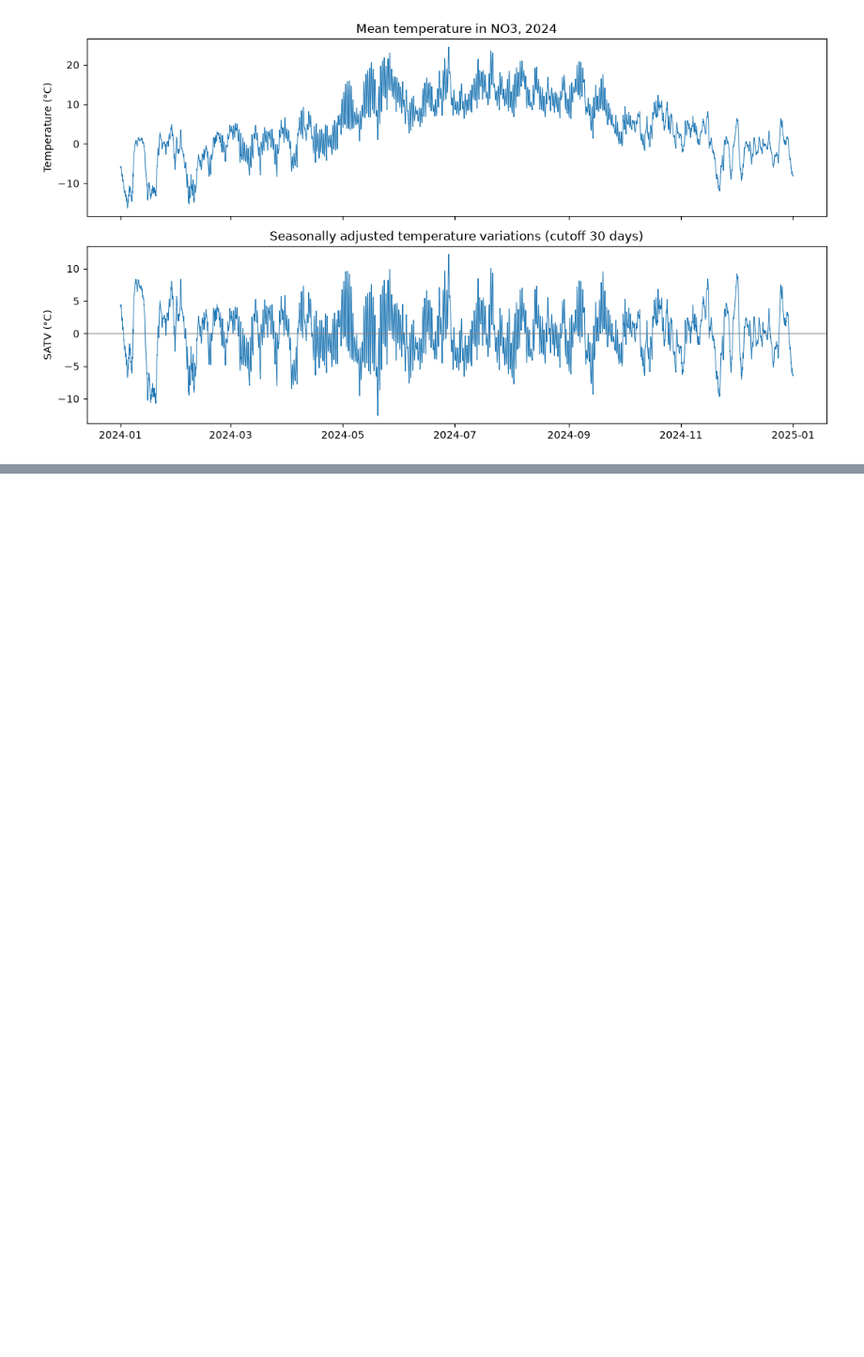
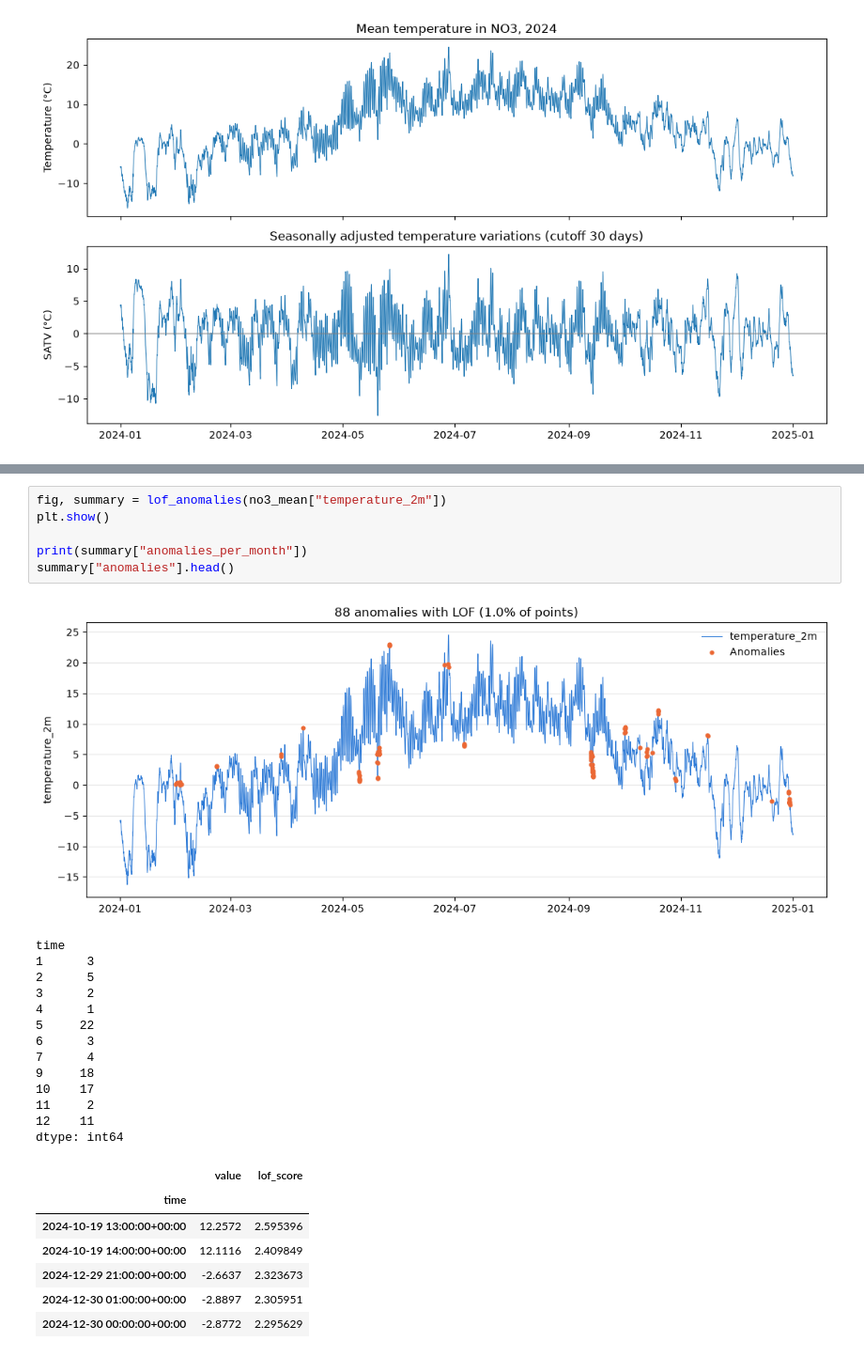
Before and after one commit to MagnusFrantsen/IND320-MagnusFrantsen, a Jupyter notebook: Notebooks/Assignment 3.ipynb, the cells around one changed output, grey strips where cells are left out. Shown at 94% size. Cells and saved outputs as stored; diff of their text form; blank space fills up the shorter version.

```diff
--- a/Notebooks/Assignment 3.ipynb
+++ b/Notebooks/Assignment 3.ipynb
@@ -366,0 +491,28 @@ plt.show()
+# %%
+fig, summary = lof_anomalies(no3_mean["temperature_2m"])
+plt.show()
+
+print(summary["anomalies_per_month"])
+summary["anomalies"].head()
+# %% [output]
+[figure, added]
+time
+1      3
+2      5
+3      2
+4      1
+5     22
+6      3
+7      4
+9     18
+10    17
+11     2
+12    11
+dtype: int64
+|  | value | lof_score |
+| time |  |  |
+| 2024-10-19 13:00:00+00:00 | 12.2572 | 2.595396 |
+| 2024-10-19 14:00:00+00:00 | 12.1116 | 2.409849 |
+| 2024-12-29 21:00:00+00:00 | -2.6637 | 2.323673 |
+| 2024-12-30 01:00:00+00:00 | -2.8897 | 2.305951 |
+| 2024-12-30 00:00:00+00:00 | -2.8772 | 2.295629 |
```
Also changed, not shown: parts of 18 cells of this notebook, 6 other files.
